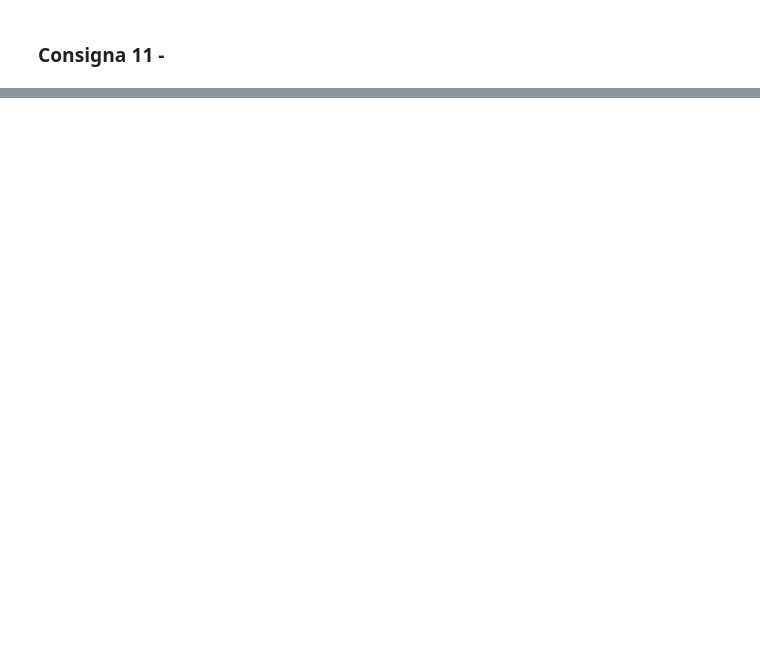
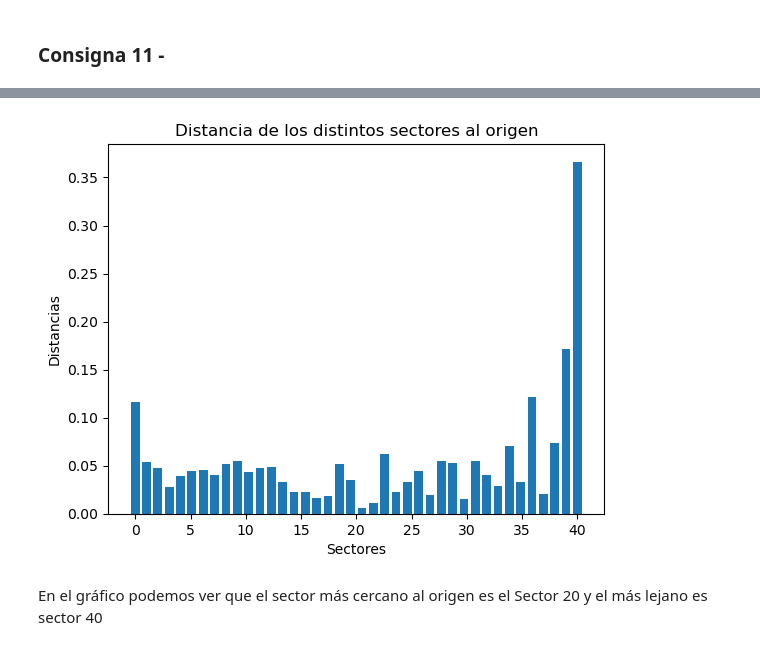
Before and after one commit to MatildaBartoli/TP2-ALC-2024, a Jupyter notebook: grupo_20_TP2.ipynb, the cells around one changed output, grey strips where cells are left out. Cells and saved outputs as stored; diff of their text form; code cells hidden in the pictures; blank space fills up the shorter version.

```diff
--- a/grupo_20_TP2.ipynb
+++ b/grupo_20_TP2.ipynb
@@ -436,0 +455,16 @@ ax.set_title("Representación en dos dimensiones de la matriz H, dividida en tre
+# %%
+#tengo la matriz Arr reducida. calculo las distancias al origen
+cant_puntos = len(reduccionArr)
+distancias = np.zeros(cant_puntos)
+for i in range(cant_puntos):
+    distancias[i] = np.linalg.norm(reduccionArr[i])
+
+plt.bar(np.linspace(0, cant_puntos, cant_puntos), height=distancias, width=0.8)
+plt.title("Distancia de los distintos sectores al origen")
+plt.xlabel("Sectores")
+plt.ylabel("Distancias")
+plt.show()
+# %% [output]
+[figure, added]
+# %% [markdown]
+En el gráfico podemos ver que el sector más cercano al origen es el Sector 20 y el más lejano es sector 40
```
Also changed, not shown: parts of 5 cells of this notebook.
